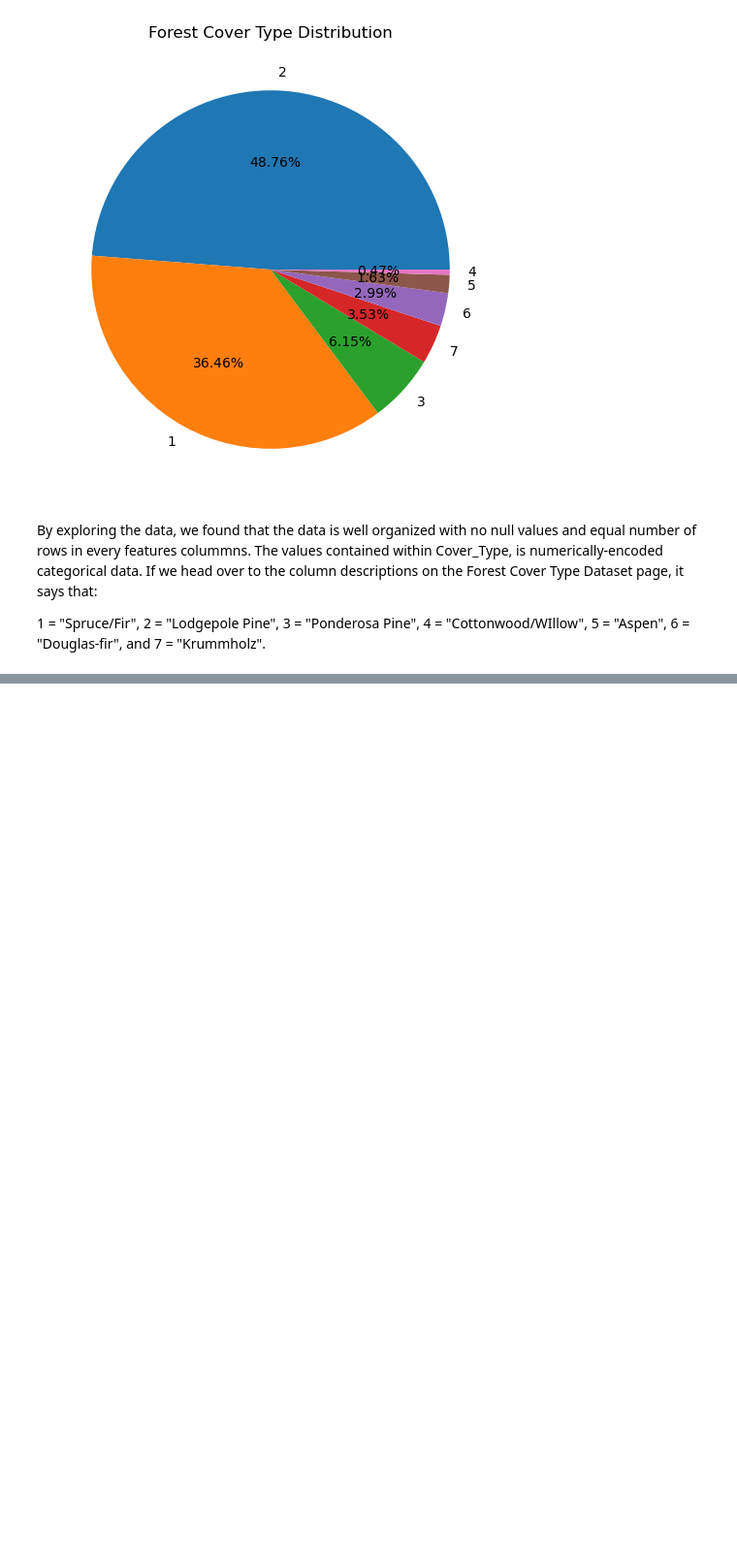
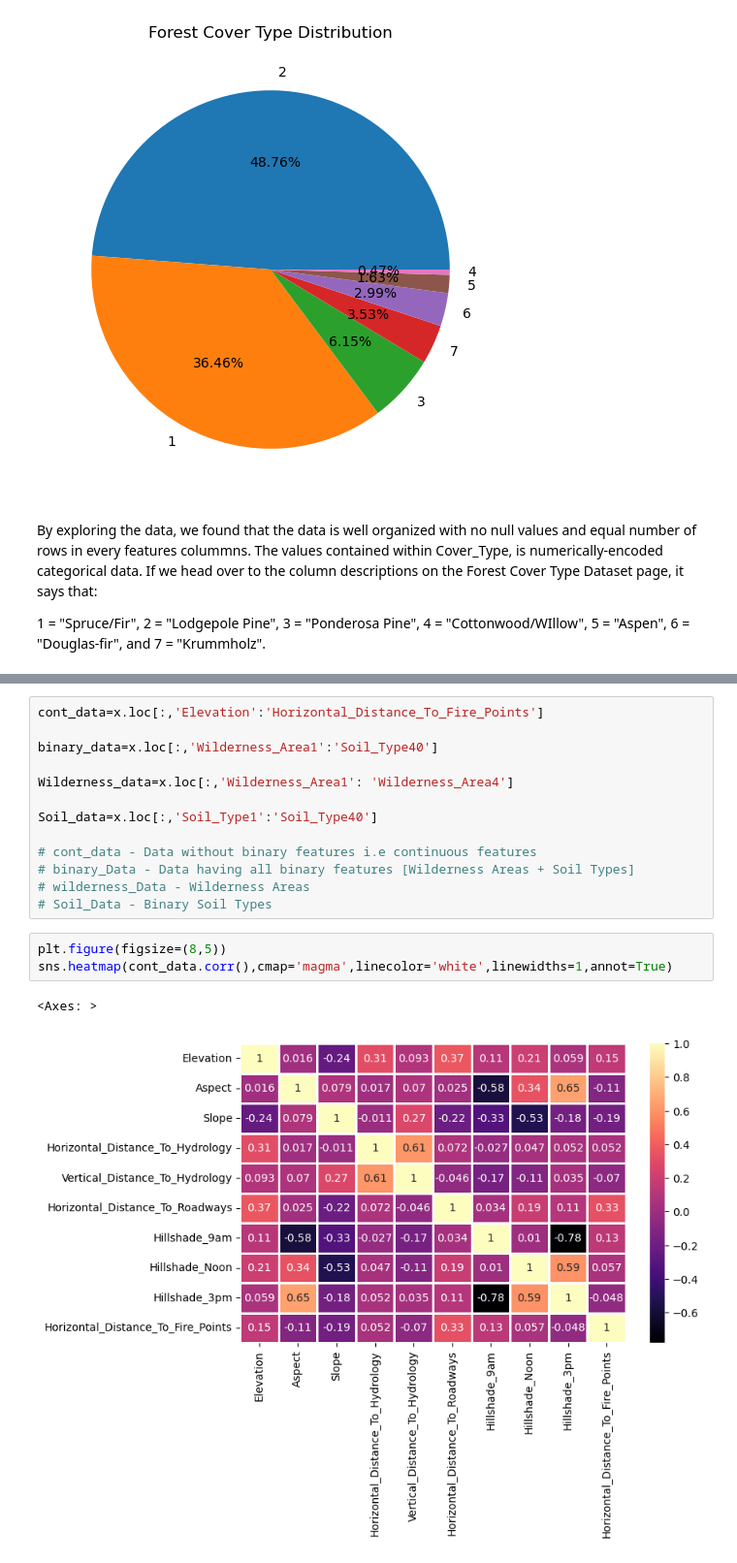
Before and after one commit to Piyushh69/Forest-Cover-Type-Prediction, a Jupyter notebook: Forest_cover_type.ipynb, the cells around one changed output, grey strips where cells are left out. Shown at 97% size. Saved outputs shown, nothing was run; the diff lists cells and outputs as text; blank space fills up the shorter version.

Commit message:
Data Exploration Done

```diff
--- a/Forest_cover_type.ipynb
+++ b/Forest_cover_type.ipynb
@@ -119,0 +159,19 @@ plt.show()
+# %%
+cont_data=x.loc[:,'Elevation':'Horizontal_Distance_To_Fire_Points']
+
+binary_data=x.loc[:,'Wilderness_Area1':'Soil_Type40']
+
+Wilderness_data=x.loc[:,'Wilderness_Area1': 'Wilderness_Area4']
+
+Soil_data=x.loc[:,'Soil_Type1':'Soil_Type40']
+
+# cont_data - Data without binary features i.e continuous features
+# binary_Data - Data having all binary features [Wilderness Areas + Soil Types]
+# wilderness_Data - Wilderness Areas
+# Soil_Data - Binary Soil Types
+# %%
+plt.figure(figsize=(8,5))
+sns.heatmap(cont_data.corr(),cmap='magma',linecolor='white',linewidths=1,annot=True)
+# %% [output]
+<Axes: >
+[figure, added]
```
Also changed, not shown: parts of 3 cells of this notebook.
